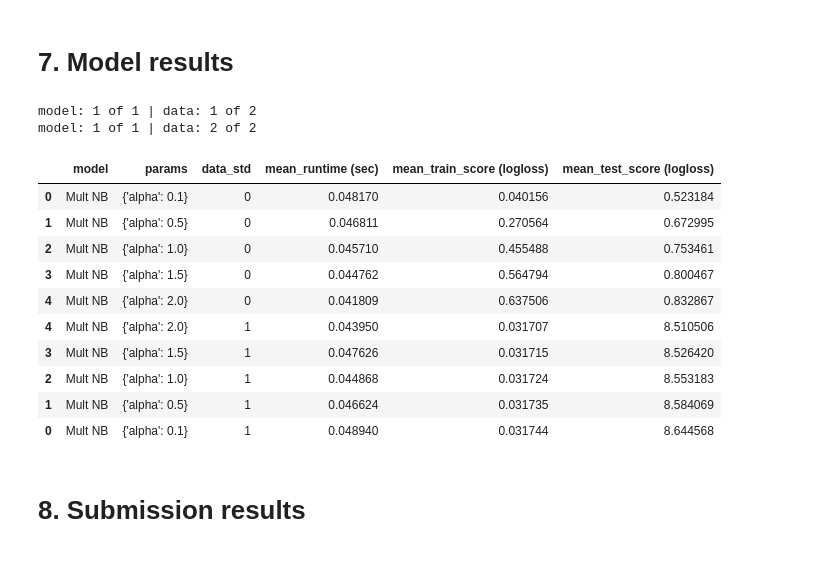
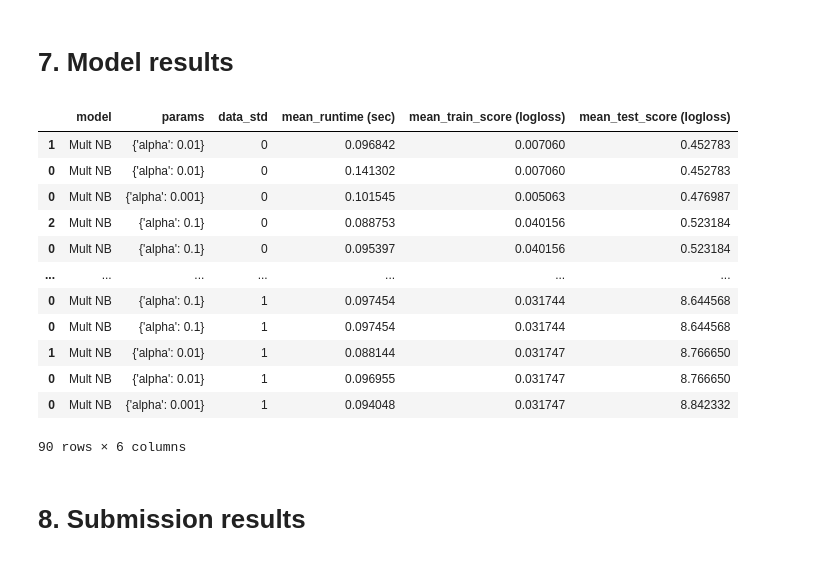
Before and after one commit to jaymanvirk/kaggle_spooky_author_identification, a Jupyter notebook: spooky_author_identification.ipynb, the cells around one changed output. Saved outputs shown, nothing was run; the diff lists cells and outputs as text; code cells hidden in the pictures.

Commit message:
computed every model results

```diff
--- a/spooky_author_identification.ipynb
+++ b/spooky_author_identification.ipynb
@@ -471,6 +491,7 @@ config_svm = {
     {
         'class_weight': ['balanced']
         , 'probability': [True]
+        , 'max_iter': [100]
         , 'C': [0.5, 1.0, 1.5]
         , 'kernel': ['rbf', 'sigmoid']
     }
@@ -489,6 +515,7 @@ config_xgb = {
         'objective': ['multi:softmax']
         , 'num_class': [3]
         , 'eval_metric': ['mlogloss']
+        , 'n_estimators': [100]
         , 'eta': [0.2, 0.3, 0.4]
         , 'max_depth': [5, 7]
     }
@@ -596,17 +618,7 @@ config_data = [X_train_tfidf, X_train_stand]
-# %%
-table_results = get_final_table_results(config_models, config_data)
-table_results
-# %% [output]
-model: 1 of 1 | data: 1 of 2
-model: 1 of 1 | data: 2 of 2
-|  | model | params | data_std | mean_runtime (sec) | mean_train_score (logloss) | mean_test_score (logloss) |
-| 0 | Mult NB | {'alpha': 0.1} | 0 | 0.048170 | 0.040156 | 0.523184 |
-| 1 | Mult NB | {'alpha': 0.5} | 0 | 0.046811 | 0.270564 | 0.672995 |
-| 2 | Mult NB | {'alpha': 1.0} | 0 | 0.045710 | 0.455488 | 0.753461 |
-| 3 | Mult NB | {'alpha': 1.5} | 0 | 0.044762 | 0.564794 | 0.800467 |
-| 4 | Mult NB | {'alpha': 2.0} | 0 | 0.041809 | 0.637506 | 0.832867 |
-| 4 | Mult NB | {'alpha': 2.0} | 1 | 0.043950 | 0.031707 | 8.510506 |
-| 3 | Mult NB | {'alpha': 1.5} | 1 | 0.047626 | 0.031715 | 8.526420 |
-| 2 | Mult NB | {'alpha': 1.0} | 1 | 0.044868 | 0.031724 | 8.553183 |
-| 1 | Mult NB | {'alpha': 0.5} | 1 | 0.046624 | 0.031735 | 8.584069 |
-| 0 | Mult NB | {'alpha': 0.1} | 1 | 0.048940 | 0.031744 | 8.644568 |
+# %%
+# Create table of Multinomial Naive Bayes results
+table_nb = get_final_table_results([config_nb], [X_train_tfidf, X_train_stand])
+# %%
+# Set list of models except Mult NB and non/standardized X_train
+config_models = [config_logreg, config_rf, config_svm, config_xgb]
+config_data = [X_train_svd, X_train_stand_svd]
@@ -613,3 +628,21 @@ model: 1 of 1 | data: 2 of 2
+# %%
+# Concatenate tables and print final rankings
+table_results = get_table_results_sorted([table_results, table_nb])
+table_results
+# %% [output]
+|  | model | params | data_std | mean_runtime (sec) | mean_train_score (logloss) | mean_test_score (logloss) |
+| 1 | Mult NB | {'alpha': 0.01} | 0 | 0.096842 | 0.007060 | 0.452783 |
+| 0 | Mult NB | {'alpha': 0.01} | 0 | 0.141302 | 0.007060 | 0.452783 |
+| 0 | Mult NB | {'alpha': 0.001} | 0 | 0.101545 | 0.005063 | 0.476987 |
+| 2 | Mult NB | {'alpha': 0.1} | 0 | 0.088753 | 0.040156 | 0.523184 |
+| 0 | Mult NB | {'alpha': 0.1} | 0 | 0.095397 | 0.040156 | 0.523184 |
+| ... | ... | ... | ... | ... | ... | ... |
+| 0 | Mult NB | {'alpha': 0.1} | 1 | 0.097454 | 0.031744 | 8.644568 |
+| 0 | Mult NB | {'alpha': 0.1} | 1 | 0.097454 | 0.031744 | 8.644568 |
+| 1 | Mult NB | {'alpha': 0.01} | 1 | 0.088144 | 0.031747 | 8.766650 |
+| 0 | Mult NB | {'alpha': 0.01} | 1 | 0.096955 | 0.031747 | 8.766650 |
+| 0 | Mult NB | {'alpha': 0.001} | 1 | 0.094048 | 0.031747 | 8.842332 |
+90 rows × 6 columns
 # %%
 # Cleaning
 del config_models, config_data, table_results
```
Also changed, not shown: parts of 29 cells of this notebook.
